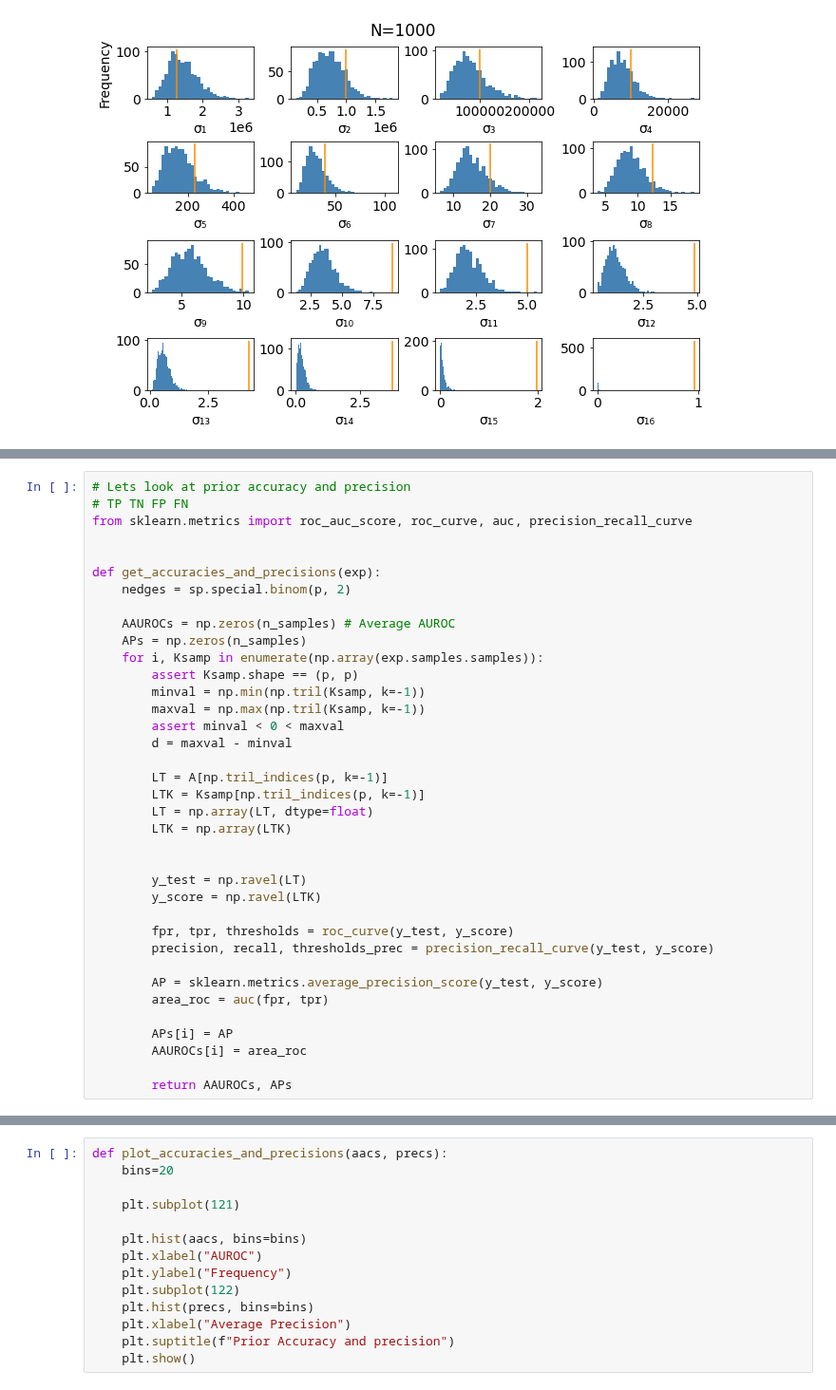
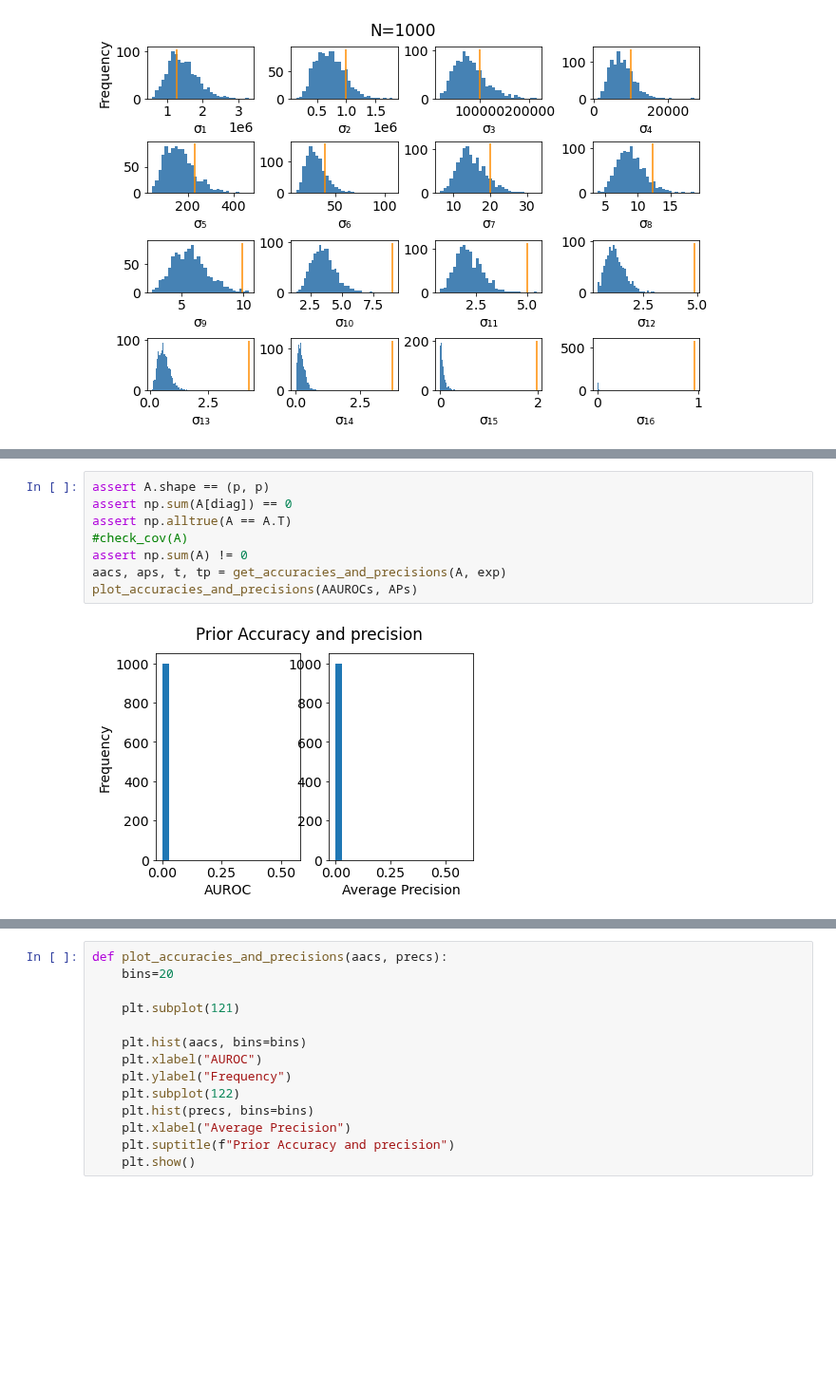
Before and after one commit to ajipalar/pynet, a Jupyter notebook: devel/WishartSyntheticBenchmark.ipynb, the cells around one changed output, grey strips where cells are left out. Shown at 95% size. Cells and saved outputs as stored; diff of their text form; blank space fills up the shorter version.

```diff
--- a/devel/WishartSyntheticBenchmark.ipynb
+++ b/devel/WishartSyntheticBenchmark.ipynb
@@ -1050,37 +1074,10 @@ ground_truth_pair_plot(A,  np.log10(MED),
-# %%
-# Lets look at prior accuracy and precision
-# TP TN FP FN
-from sklearn.metrics import roc_auc_score, roc_curve, auc, precision_recall_curve
-
-
-def get_accuracies_and_precisions(exp):
-    nedges = sp.special.binom(p, 2)
-
-    AAUROCs = np.zeros(n_samples) # Average AUROC
-    APs = np.zeros(n_samples)
-    for i, Ksamp in enumerate(np.array(exp.samples.samples)):
-        assert Ksamp.shape == (p, p)
-        minval = np.min(np.tril(Ksamp, k=-1))
-        maxval = np.max(np.tril(Ksamp, k=-1))
-        assert minval < 0 < maxval
-        d = maxval - minval
-
-        LT = A[np.tril_indices(p, k=-1)]
-        LTK = Ksamp[np.tril_indices(p, k=-1)]
-        LT = np.array(LT, dtype=float)
-        LTK = np.array(LTK)
-
-
-        y_test = np.ravel(LT)
-        y_score = np.ravel(LTK)
-
-        fpr, tpr, thresholds = roc_curve(y_test, y_score)
-        precision, recall, thresholds_prec = precision_recall_curve(y_test, y_score)
-
-        AP = sklearn.metrics.average_precision_score(y_test, y_score)
-        area_roc = auc(fpr, tpr)
-
-        APs[i] = AP
-        AAUROCs[i] = area_roc
-
-        return AAUROCs, APs
+# %%
+assert A.shape == (p, p)
+assert np.sum(A[diag]) == 0
+assert np.alltrue(A == A.T)
+#check_cov(A)
+assert np.sum(A) != 0
+aacs, aps, t, tp = get_accuracies_and_precisions(A, exp)
+plot_accuracies_and_precisions(AAUROCs, APs)
+# %% [output]
+[figure, added]
```
Also changed, not shown: parts of 39 cells of this notebook, 1 other file.
